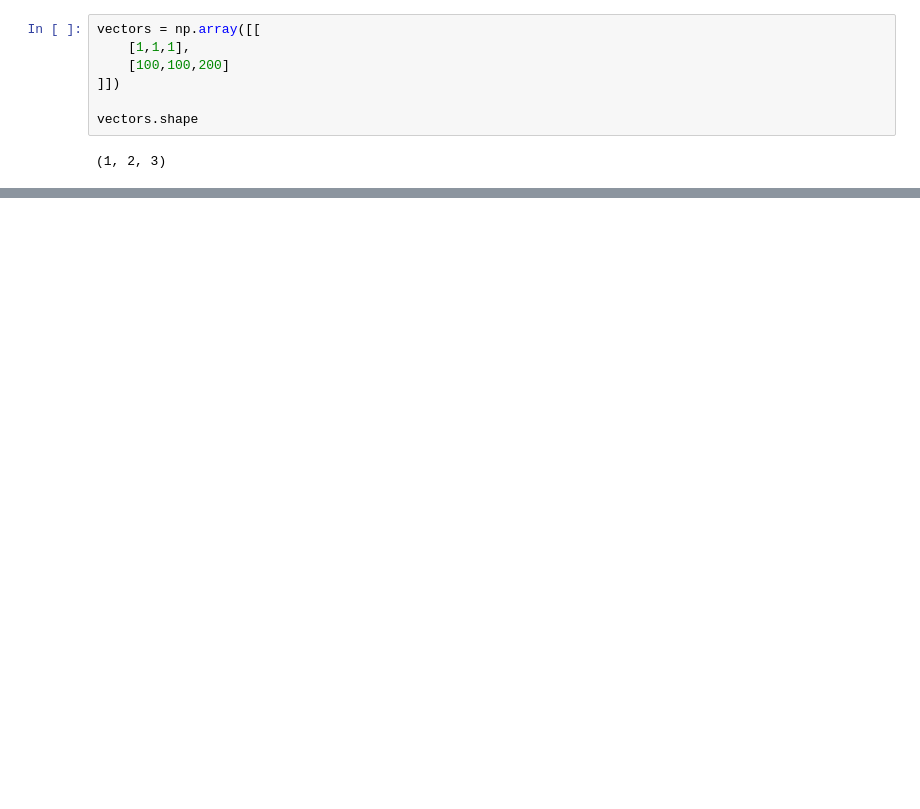
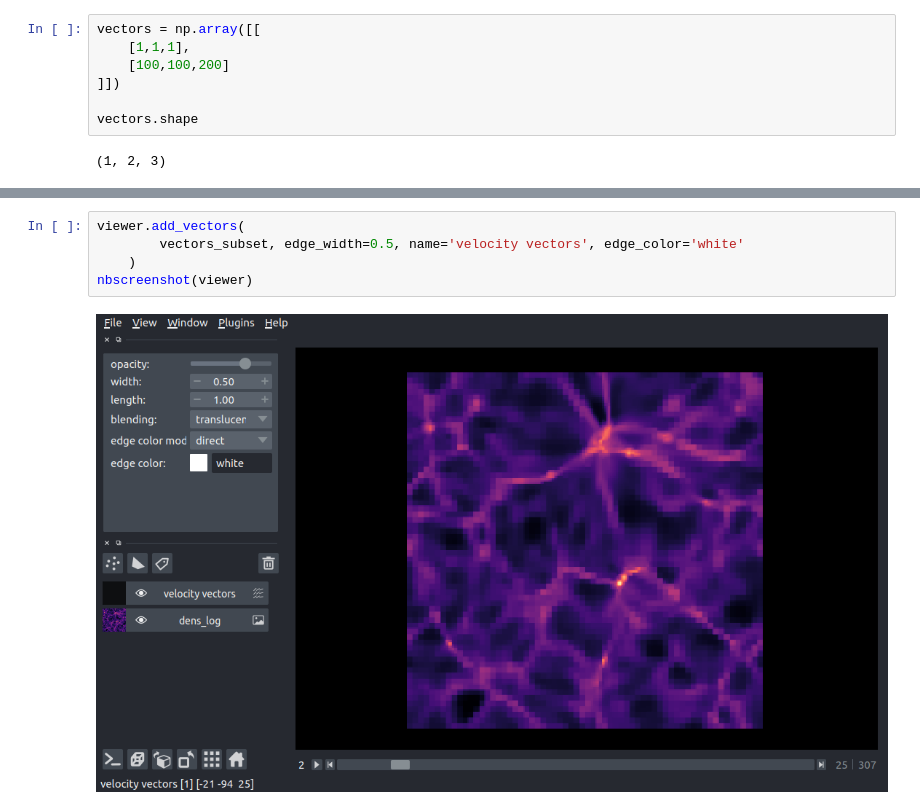
Before and after one commit to chrishavlin/yt_scratch, a Jupyter notebook: notebooks/yt_napari_part_2.ipynb, the cells around one changed output, grey strips where cells are left out. Drawn from its saved outputs; the diff is of its cells as text; blank space fills up the shorter version.

```diff
--- a/notebooks/yt_napari_part_2.ipynb
+++ b/notebooks/yt_napari_part_2.ipynb
@@ -233,0 +315,7 @@ vectors = np.array(vectors)
+# %%
+viewer.add_vectors(
+        vectors_subset, edge_width=0.5, name='velocity vectors', edge_color='white'
+    )
+nbscreenshot(viewer)
+# %% [output]
+[figure, added]
```
Also changed, not shown: parts of 49 cells of this notebook, 3 other files.
